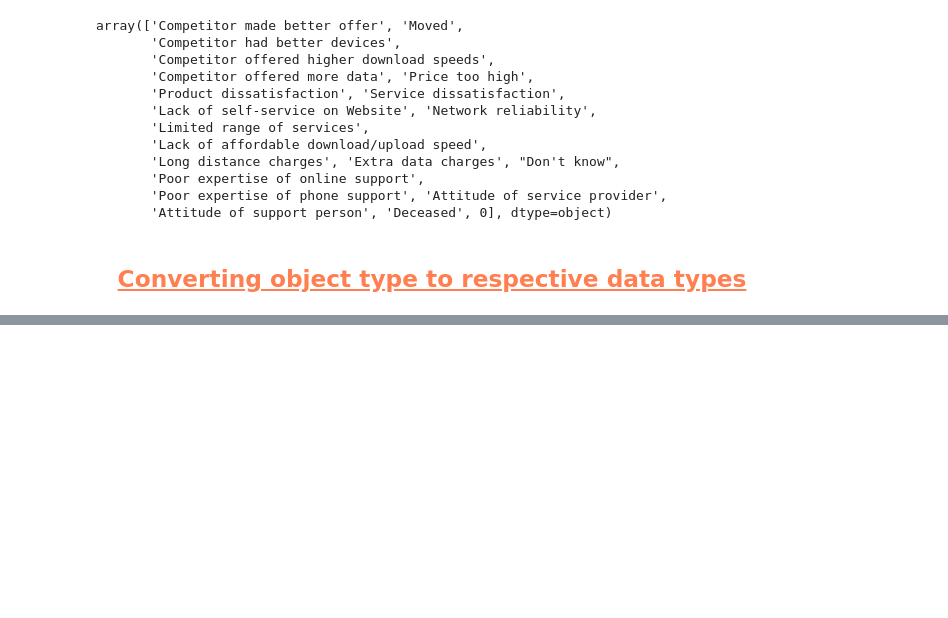
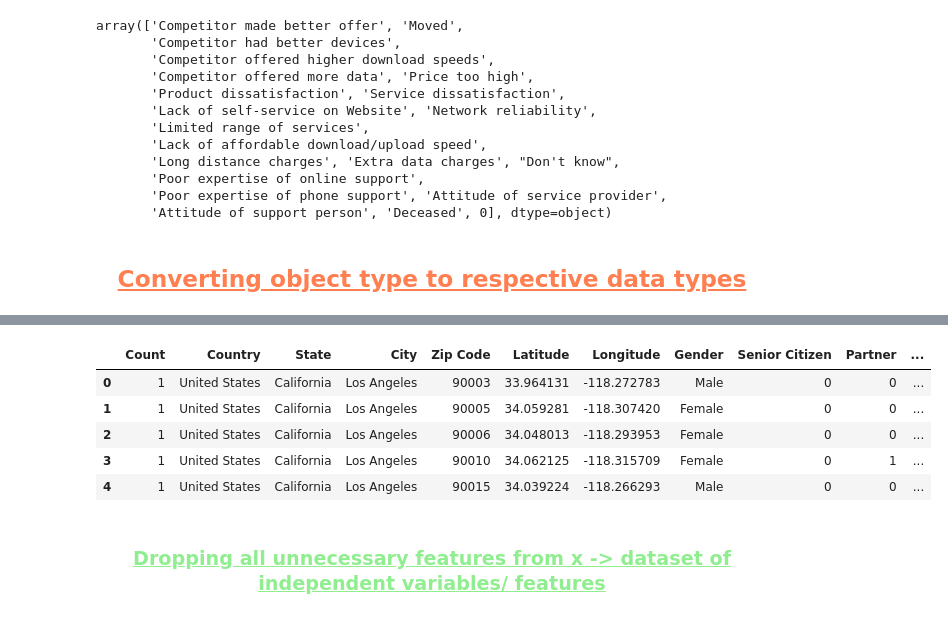
Before and after one commit to rishabh-chaudhary-ai/logistic-churn-prediction, a Jupyter notebook: app/app.ipynb, the cells around one changed output, grey strips where cells are left out. Cells and saved outputs as stored; diff of their text form; code cells hidden in the pictures; blank space fills up the shorter version.

```diff
--- a/app/app.ipynb
+++ b/app/app.ipynb
@@ -187,0 +212,5 @@ memory usage: 1.8 MB
+# %%
+df["Churn"] = (df["Churn Reason"] == "0").astype(int)
+# %%
+x = df.drop(columns=["CustomerID", "Churn"])
+y = df["Churn"]
@@ -187,0 +219,7 @@ memory usage: 1.8 MB
+# %%
+for col in x.columns:
+    unique_vals = set(x[col].dropna().unique())
+    if unique_vals == {'Yes', 'No'} or unique_vals == {'No', 'Yes'}:
+        x[col] = x[col].map({'Yes':1, 'No':0})
+# %%
+x = x.drop(columns=["Lat Long"])
@@ -187,0 +246,11 @@ memory usage: 1.8 MB
+# %%
+x.head()
+# %% [output]
+|  | Count | Country | State | City | Zip Code | Latitude | Longitude | Gender | Senior Citizen | Partner | ... |
+| 0 | 1 | United States | California | Los Angeles | 90003 | 33.964131 | -118.272783 | Male | 0 | 0 | ... |
+| 1 | 1 | United States | California | Los Angeles | 90005 | 34.059281 | -118.307420 | Female | 0 | 0 | ... |
+| 2 | 1 | United States | California | Los Angeles | 90006 | 34.048013 | -118.293953 | Female | 0 | 0 | ... |
+| 3 | 1 | United States | California | Los Angeles | 90010 | 34.062125 | -118.315709 | Female | 0 | 1 | ... |
+| 4 | 1 | United States | California | Los Angeles | 90015 | 34.039224 | -118.266293 | Male | 0 | 0 | ... |
+# %% [markdown]
+<h3><span style="color:lightgreen"><u><center>Dropping all unnecessary features from x -> dataset of independent variables/ features</center></u></span></h3>
```
Also changed, not shown: parts of 18 cells of this notebook.
